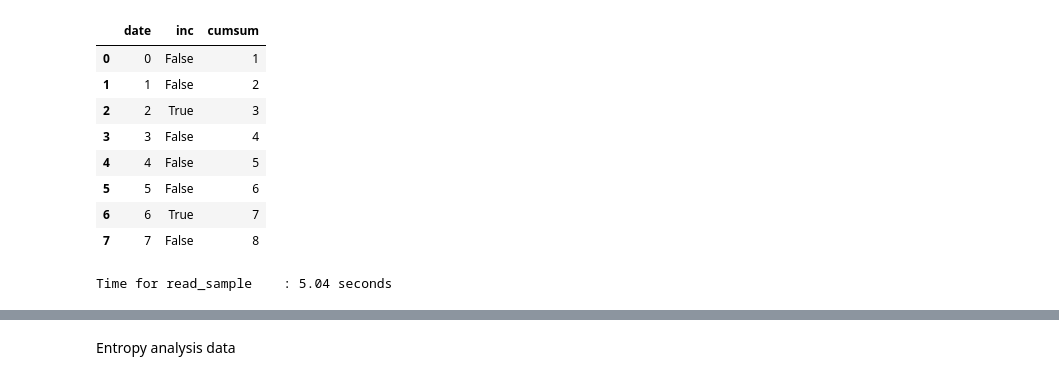
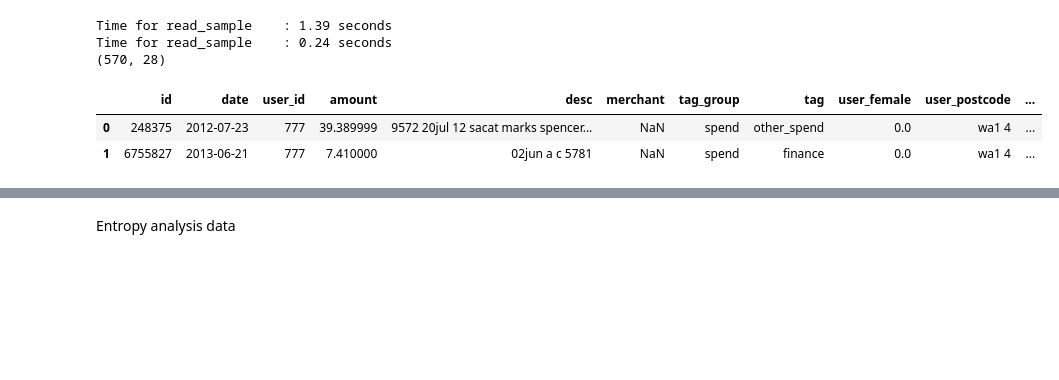
Before and after one commit to fabiangunzinger/entropy, a Jupyter notebook: notebooks/scratchpad.ipynb, the cells around one changed output, grey strips where cells are left out. Saved outputs shown, nothing was run; the diff lists cells and outputs as text; code cells hidden in the pictures; blank space fills up the shorter version.

```diff
--- a/notebooks/scratchpad.ipynb
+++ b/notebooks/scratchpad.ipynb
@@ -55,18 +36,10 @@ df
-# %%
-df["cumsum"] = df.inc.notna().cumsum()
-df
-# %% [output]
-|  | date | inc | cumsum |
-| 0 | 0 | False | 1 |
-| 1 | 1 | False | 2 |
-| 2 | 2 | True | 3 |
-| 3 | 3 | False | 4 |
-| 4 | 4 | False | 5 |
-| 5 | 5 | False | 6 |
-| 6 | 6 | True | 7 |
-| 7 | 7 | False | 8 |
 # %%
-dfs, dfl = hd.read_samples(["777", "XX7"])
+dfs, dfl = hd.read_samples(["777", "000"])
 hd.inspect(dfl)
 # %% [output]
-Time for read_sample    : 5.04 seconds
+Time for read_sample    : 1.39 seconds
+Time for read_sample    : 0.24 seconds
+(570, 28)
+|  | id | date | user_id | amount | desc | merchant | tag_group | tag | user_female | user_postcode | ... |
+| 0 | 248375 | 2012-07-23 | 777 | 39.389999 | 9572 20jul 12 sacat marks spencer... | NaN | spend | other_spend | 0.0 | wa1 4 | ... |
+| 1 | 6755827 | 2013-06-21 | 777 | 7.410000 | 02jun a c 5781 | NaN | spend | finance | 0.0 | wa1 4 | ... |
```
Also changed, not shown: parts of 2 cells of this notebook, 6 other files.
